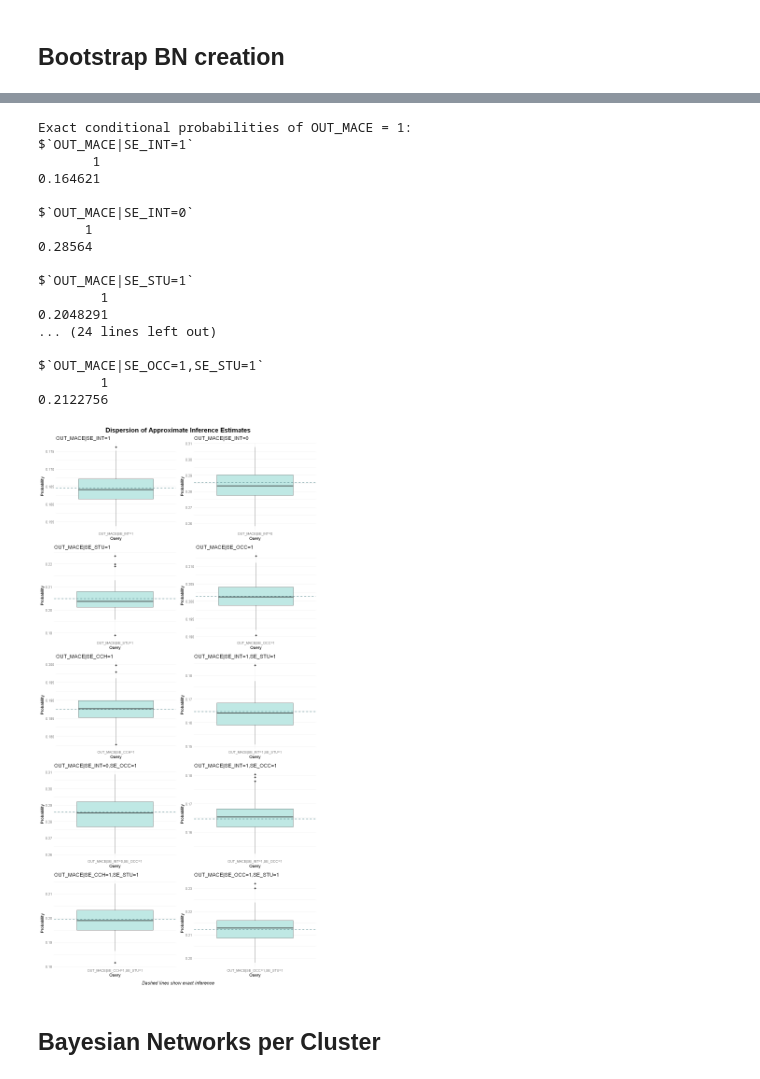
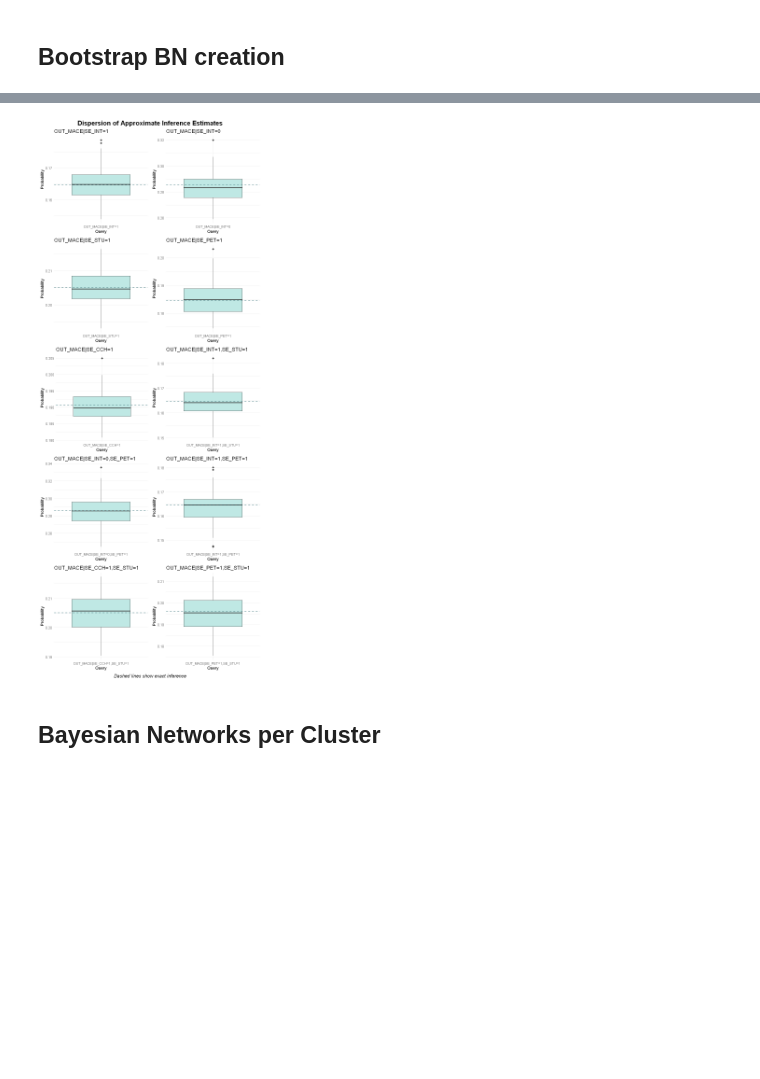
Before and after one commit to JoseLuisMaldonadoA/TFM, a Jupyter notebook: Notebooks/BayesianNetworksAnalysis.ipynb, the cells around one changed output, grey strips where cells are left out. Cells and saved outputs as stored; diff of their text form; code cells hidden in the pictures; blank space fills up the shorter version.

Commit message:
Notebook update
Upgrade of some plots

```diff
--- a/Notebooks/BayesianNetworksAnalysis.ipynb
+++ b/Notebooks/BayesianNetworksAnalysis.ipynb
@@ -300,6 +394,14 @@ options(repr.plot.width = NULL, repr.plot.height = NULL) # Reset plot dimensions
 # Learn DAG with restrictions
 dag_hc2 <- hc(data, score = "bic", blacklist = matrix(c("SE_INT","OUT_MACE","OUT_MACE","SE_INT"), ncol = 2, byrow = TRUE))
 score_hc <- score(dag_hc2, data = data, type = "bic")
+mb_hc2 <- mb(dag_hc2, "OUT_MACE")
+
+node_colors_hc <- get_node_colors(dag_hc2, mb_hc2)
+labels_hc2 <- setNames(remove_prefix(nodes(dag_hc2)), nodes(dag_hc2))
+
 par(bg = "white")
-graphviz.plot(dag_hc2, main = "DAG Hill-Climbing with Restrictions")
+g_hc2 <- graphviz.plot(dag_hc2, main = "DAG Hill-Climbing with Restrictions", render = FALSE)
+graph::nodeRenderInfo(g_hc2)$fill <- node_colors_hc
+graph::nodeRenderInfo(g_hc2)$label <- labels_hc2
+Rgraphviz::renderGraph(g_hc2)
 # %% [output]
@@ -335,7 +437,10 @@ draw_final_dag <- function(arcs, nodes, mmarkov, target, data, size){
     graph::nodeRenderInfo(g)$fill <- colors
     graph::nodeRenderInfo(g)$col <- "black"
     graph::nodeRenderInfo(g)$textCol <- "black"
-    graph::nodeRenderInfo(g)$fontsize <- 30
+    # graph::nodeRenderInfo(g)$fontsize <- 20
+    clean_labels <- gsub("^(SE_|OUT_)", "", nodes) # Remove "SE_" and "OUT_" prefixes from node labels
+    names(clean_labels) <- nodes
+    graph::nodeRenderInfo(g)$label <- clean_labels
     variables <- intersect(names(data), nodes)
     data <- data[, variables, drop = FALSE]
     arc_strengths <- suppressWarnings(arc.strength(dag, data = data, criterion = "bic"))
@@ -475,31 +642,31 @@ exact_probs <- list(
     "OUT_MACE|SE_INT=1" = querygrain(bn_final$junction, nodes = "OUT_MACE", evidence = list(SE_INT = "1"))$OUT_MACE["1"],
     "OUT_MACE|SE_INT=0" = querygrain(bn_final$junction, nodes = "OUT_MACE", evidence = list(SE_INT = "0"))$OUT_MACE["1"],
     "OUT_MACE|SE_STU=1" = querygrain(bn_final$junction, nodes = "OUT_MACE", evidence = list(SE_STU = "1"))$OUT_MACE["1"],
-    "OUT_MACE|SE_OCC=1" = querygrain(bn_final$junction, nodes = "OUT_MACE", evidence = list(SE_OCC = "1"))$OUT_MACE["1"],
+    "OUT_MACE|SE_PET=1" = querygrain(bn_final$junction, nodes = "OUT_MACE", evidence = list(SE_PET = "1"))$OUT_MACE["1"],
     "OUT_MACE|SE_CCH=1" = querygrain(bn_final$junction, nodes = "OUT_MACE", evidence = list(SE_CCH = "1"))$OUT_MACE["1"],
     "OUT_MACE|SE_INT=1,SE_STU=1" = querygrain(bn_final$junction, nodes = "OUT_MACE", evidence = list(SE_INT = "1", SE_STU = "1"))$OUT_MACE["1"],
-    "OUT_MACE|SE_INT=0,SE_OCC=1" = querygrain(bn_final$junction, nodes = "OUT_MACE", evidence = list(SE_INT = "0", SE_OCC = "1"))$OUT_MACE["1"],
-    "OUT_MACE|SE_INT=1,SE_OCC=1" = querygrain(bn_final$junction, nodes = "OUT_MACE", evidence = list(SE_INT = "1", SE_OCC = "1"))$OUT_MACE["1"],
+    "OUT_MACE|SE_INT=0,SE_PET=1" = querygrain(bn_final$junction, nodes = "OUT_MACE", evidence = list(SE_INT = "0", SE_PET = "1"))$OUT_MACE["1"],
+    "OUT_MACE|SE_INT=1,SE_PET=1" = querygrain(bn_final$junction, nodes = "OUT_MACE", evidence = list(SE_INT = "1", SE_PET = "1"))$OUT_MACE["1"],
     "OUT_MACE|SE_CCH=1,SE_STU=1" = querygrain(bn_final$junction, nodes = "OUT_MACE", evidence = list(SE_CCH = "1", SE_STU = "1"))$OUT_MACE["1"],
-    "OUT_MACE|SE_OCC=1,SE_STU=1" = querygrain(bn_final$junction, nodes = "OUT_MACE", evidence = list(SE_OCC = "1", SE_STU = "1"))$OUT_MACE["1"]
+    "OUT_MACE|SE_PET=1,SE_STU=1" = querygrain(bn_final$junction, nodes = "OUT_MACE", evidence = list(SE_PET = "1", SE_STU = "1"))$OUT_MACE["1"]
 )
 
-# Print all exact probabilities in a compact way
-cat("Exact conditional probabilities of OUT_MACE = 1:\n")
-print(exact_probs)
+# # Print all exact probabilities in a compact way
+# cat("Exact conditional probabilities of OUT_MACE = 1:\n")
+# print(exact_probs)
 
 # Approximate inference using cpquery
 set.seed(0)
 approx_outmace_seint1 <- replicate(100, cpquery(bn_final$bn_fitted, event = (OUT_MACE == "1"), evidence = (SE_INT == "1")))
 approx_outmace_seint0 <- replicate(100, cpquery(bn_final$bn_fitted, event = (OUT_MACE == "1"), evidence = (SE_INT == "0")))
 approx_outmace_sestu1 <- replicate(100, cpquery(bn_final$bn_fitted, event = (OUT_MACE == "1"), evidence = (SE_STU == "1")))
-approx_outmace_seocc1 <- replicate(100, cpquery(bn_final$bn_fitted, event = (OUT_MACE == "1"), evidence = (SE_OCC == "1")))
+approx_outmace_sepet1 <- replicate(100, cpquery(bn_final$bn_fitted, event = (OUT_MACE == "1"), evidence = (SE_PET == "1")))
 approx_outmace_secch1 <- replicate(100, cpquery(bn_final$bn_fitted, event = (OUT_MACE == "1"), evidence = (SE_CCH == "1")))
 approx_outmace_seint1_sestu1 <- replicate(100, cpquery(bn_final$bn_fitted, event = (OUT_MACE == "1"), evidence = ((SE_INT == "1") & (SE_STU == "1"))))
-approx_outmace_seint0_seocc1 <- replicate(100, cpquery(bn_final$bn_fitted, event = (OUT_MACE == "1"), evidence = ((SE_INT == "0") & (SE_OCC == "1"))))
-approx_outmace_seint1_seocc1 <- replicate(100, cpquery(bn_final$bn_fitted, event = (OUT_MACE == "1"), evidence = ((SE_INT == "1") & (SE_OCC == "1"))))
+approx_outmace_seint0_sepet1 <- replicate(100, cpquery(bn_final$bn_fitted, event = (OUT_MACE == "1"), evidence = ((SE_INT == "0") & (SE_PET == "1"))))
+approx_outmace_seint1_sepet1 <- replicate(100, cpquery(bn_final$bn_fitted, event = (OUT_MACE == "1"), evidence = ((SE_INT == "1") & (SE_PET == "1"))))
 approx_outmace_secch1_sestu1 <- replicate(100, cpquery(bn_final$bn_fitted, event = (OUT_MACE == "1"), evidence = ((SE_CCH == "1") & (SE_STU == "1"))))
-approx_outmace_seocc1_sestu1 <- replicate(100, cpquery(bn_final$bn_fitted, event = (OUT_MACE == "1"), evidence = ((SE_OCC == "1") & (SE_STU == "1"))))
+approx_outmace_sepet1_sestu1 <- replicate(100, cpquery(bn_final$bn_fitted, event = (OUT_MACE == "1"), evidence = ((SE_PET == "1") & (SE_STU == "1"))))
 
 # Combine results into a data frame for visualization
 approx_results <- data.frame(
@@ -507,62 +674,46 @@ approx_results <- data.frame(
         "OUT_MACE|SE_INT=1",
         "OUT_MACE|SE_INT=0",
         "OUT_MACE|SE_STU=1",
-        "OUT_MACE|SE_OCC=1",
+        "OUT_MACE|SE_PET=1",
         "OUT_MACE|SE_CCH=1",
         "OUT_MACE|SE_INT=1,SE_STU=1",
-        "OUT_MACE|SE_INT=0,SE_OCC=1",
-        "OUT_MACE|SE_INT=1,SE_OCC=1",
+        "OUT_MACE|SE_INT=0,SE_PET=1",
+        "OUT_MACE|SE_INT=1,SE_PET=1",
         "OUT_MACE|SE_CCH=1,SE_STU=1",
-        "OUT_MACE|SE_OCC=1,SE_STU=1"
+        "OUT_MACE|SE_PET=1,SE_STU=1"
     ), each = 100),
     Probability = c(
         approx_outmace_seint1,
         approx_outmace_seint0,
         approx_outmace_sestu1,
-        approx_outmace_seocc1,
+        approx_outmace_sepet1,
         approx_outmace_secch1,
         approx_outmace_seint1_sestu1,
-        approx_outmace_seint0_seocc1,
-        approx_outmace_seint1_seocc1,
+        approx_outmace_seint0_sepet1,
+        approx_outmace_seint1_sepet1,
         approx_outmace_secch1_sestu1,
-        approx_outmace_seocc1_sestu1
+        approx_outmace_sepet1_sestu1
     )
 )
 
-options(repr.plot.width = 10, repr.plot.height = 20)
+options(repr.plot.width = 8, repr.plot.height = 20)
 
 # Create boxplots for each query, add exact inference line
 plots <- lapply(unique(approx_results$Variable), function(var) {
     ggplot(subset(approx_results, Variable == var), aes(x = Variable, y = Probability)) +
         geom_boxplot(fill = "#BFE8E4") +
         geom_hline(yintercept = exact_probs[[var]], linetype = "dashed", color = "#53868B", lwd = 0.75) +
         labs(x = "Query", y = "Probability", title = var) +
         theme_minimal()
 })
 
 # Arrange plots in a grid with bold and centered title
 grid.arrange(
     grobs = plots,
     ncol = 2,
     top = textGrob("Dispersion of Approximate Inference Estimates", gp = gpar(fontsize = 16, fontface = "bold"), just = "center", hjust = 0.5),
     bottom = textGrob("Dashed lines show exact inference", gp = gpar(fontsize = 12, fontface = "italic"))
 )
+options(repr.plot.width = NULL, repr.plot.height = NULL)
 # %% [output]
-Exact conditional probabilities of OUT_MACE = 1:
-$`OUT_MACE|SE_INT=1`
-       1
-0.164621
-
-$`OUT_MACE|SE_INT=0`
-      1
-0.28564
-
-$`OUT_MACE|SE_STU=1`
-        1
-0.2048291
-... (24 lines left out)
-
-$`OUT_MACE|SE_OCC=1,SE_STU=1`
-        1
-0.2122756
-[figure, old version]
+[figure, new version]
```
Also changed, not shown: parts of 21 cells of this notebook.
